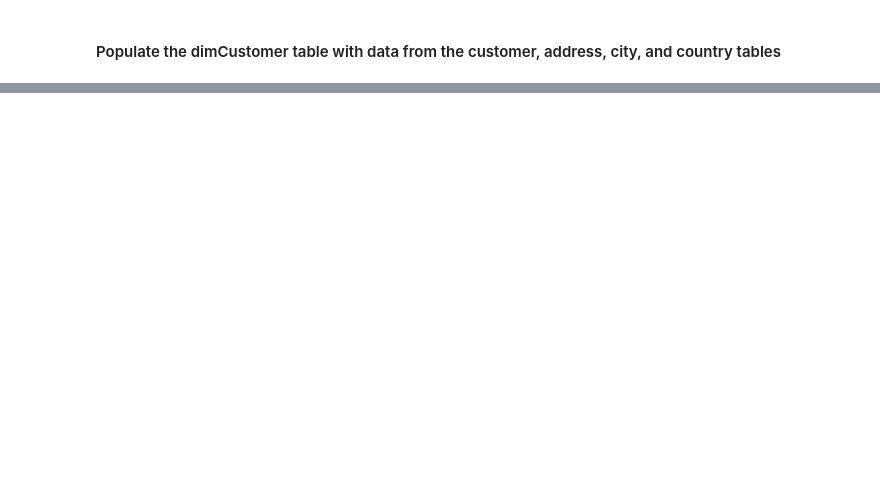
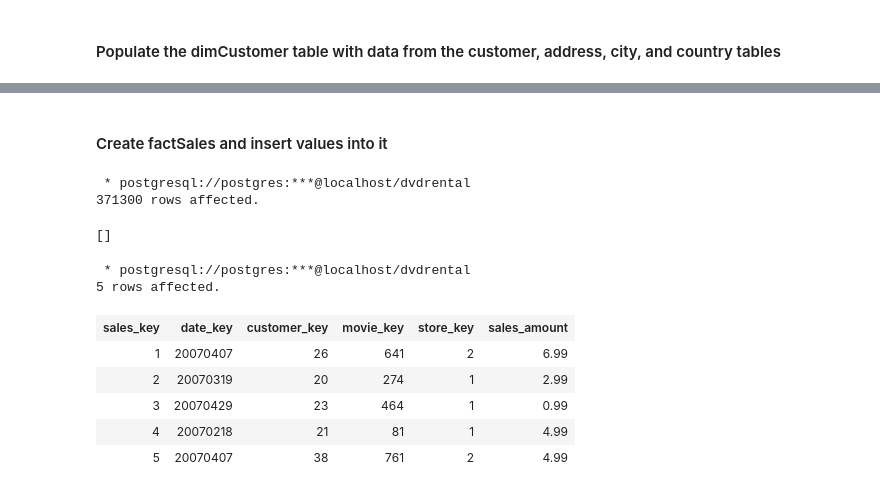
Before and after one commit to tienlepham094/python, a Jupyter notebook: Data Warehouse/Data Warehouse1.ipynb, the cells around one changed output, grey strips where cells are left out. Saved outputs shown, nothing was run; the diff lists cells and outputs as text; code cells hidden in the pictures; blank space fills up the shorter version.

```diff
--- a/Data Warehouse/Data Warehouse1.ipynb
+++ b/Data Warehouse/Data Warehouse1.ipynb
@@ -364,0 +522,31 @@ LIMIT 5;
+# %% [markdown]
+#### Create factSales and insert values into it
+# %%
+%%sql
+INSERT INTO factSales (date_key, customer_key, movie_key, store_key,
+                      sales_amount)
+SELECT DISTINCT(TO_CHAR(p.payment_date :: DATE,'yyyyMMDD')::integer) AS date_key,
+        p.customer_id as customer_key,
+        i.film_id as movie_key,
+        i.store_id as store_key,
+        p.amount as sales_amount
+FROM payment p
+JOIN rental r ON(p.customer_id = r.customer_id)
+JOIN inventory i ON (r.inventory_id=i.inventory_id);
+# %% [output]
+ * postgresql://postgres:***@localhost/dvdrental
+371300 rows affected.
+[]
+# %%
+%%sql
+SELECT * FROM factSales
+LIMIT 5;
+# %% [output]
+ * postgresql://postgres:***@localhost/dvdrental
+5 rows affected.
+| sales_key | date_key | customer_key | movie_key | store_key | sales_amount |
+| 1 | 20070407 | 26 | 641 | 2 | 6.99 |
+| 2 | 20070319 | 20 | 274 | 1 | 2.99 |
+| 3 | 20070429 | 23 | 464 | 1 | 0.99 |
+| 4 | 20070218 | 21 | 81 | 1 | 4.99 |
+| 5 | 20070407 | 38 | 761 | 2 | 4.99 |
```
Also changed, not shown: parts of 19 cells of this notebook.
